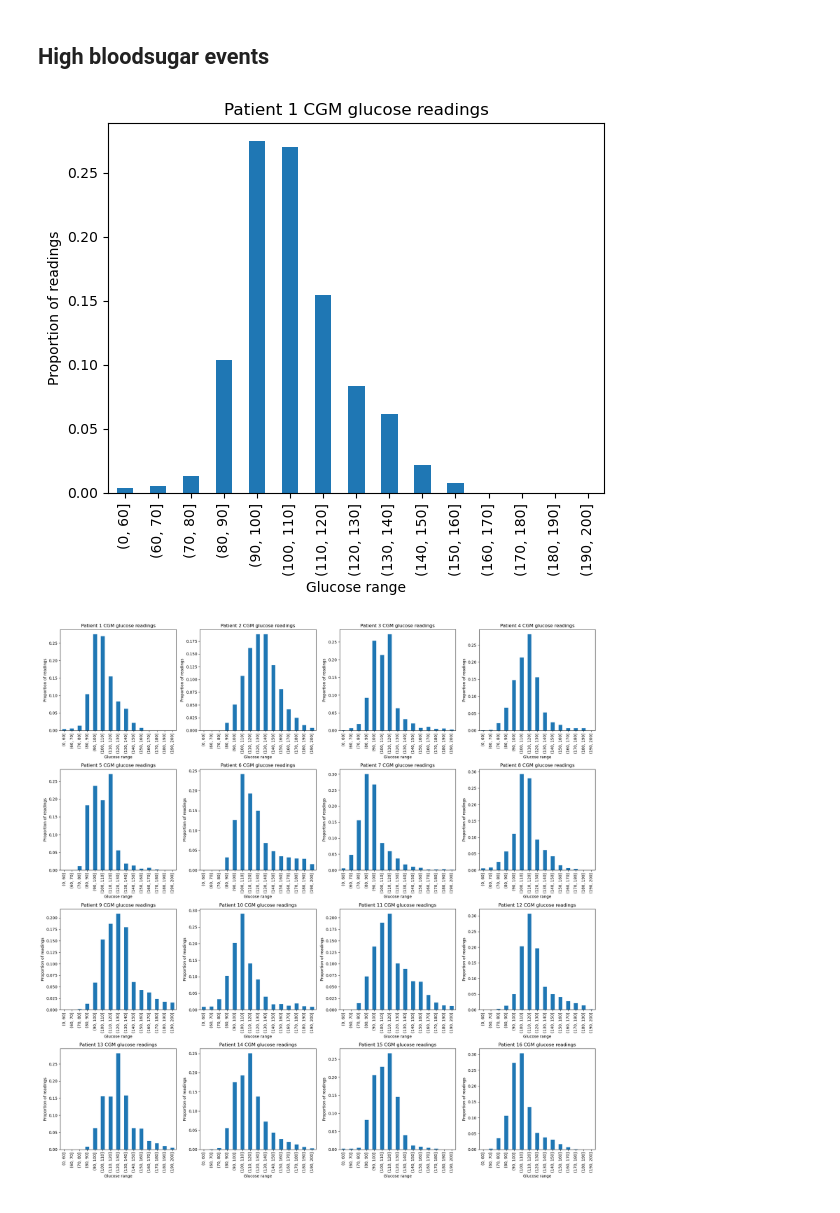
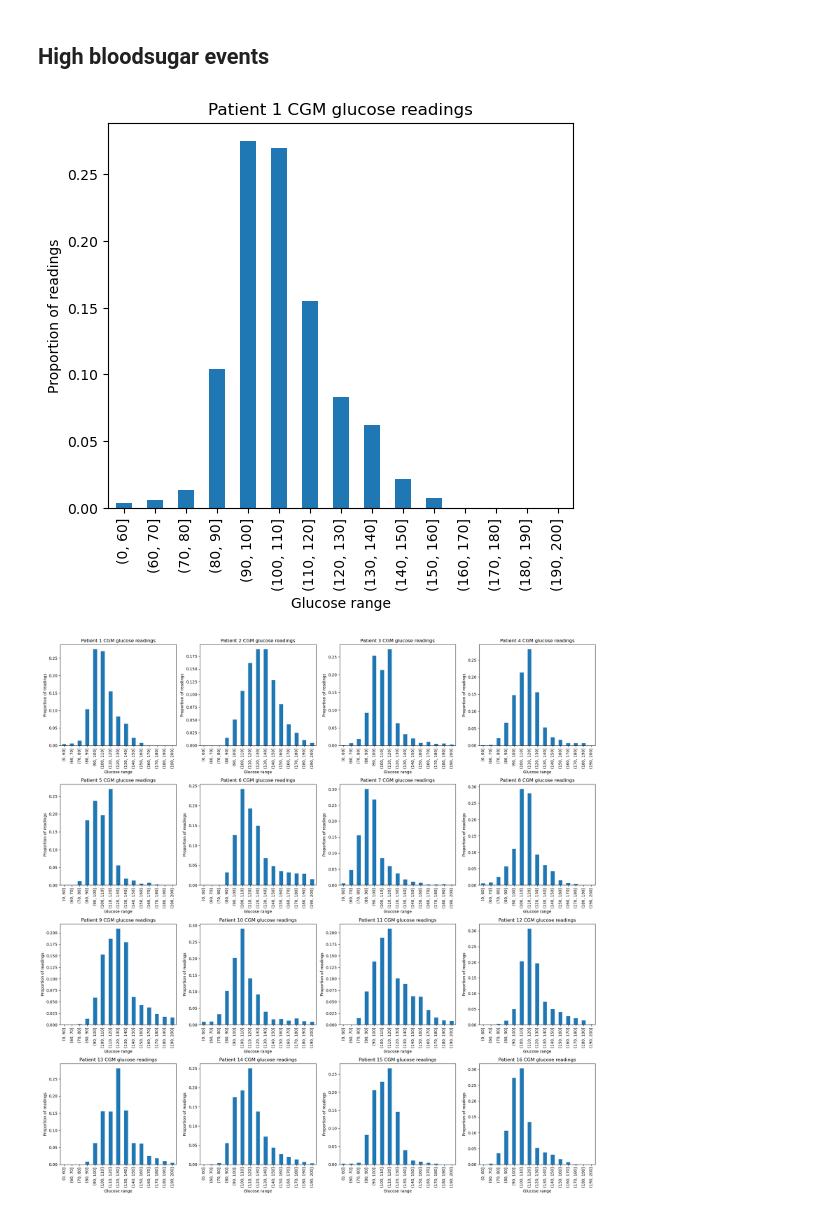
Before and after one commit to NoahGillespie/CGM, a Jupyter notebook: EDA.ipynb, the cells around one changed output. Saved outputs shown, nothing was run; the diff lists cells and outputs as text; code cells hidden in the pictures.

```diff
--- a/EDA.ipynb
+++ b/EDA.ipynb
@@ -164,14 +164,14 @@ A basic version of this problem is a classification problem: which meals lead to
 # %%
 # Histogram of glucose readings for Patient 1
 bins = pd.IntervalIndex.from_tuples([(0,60),(60,70),(70,80),(80,90),(90,100),(100,110),(110,120),(120,130),(130,140),(140,150),(150,160),(160,170),(170,180),(180,190),(190,200)])
-pd.cut(data[1].glu['glucose'],bins).value_counts(normalize=True).sort_index().plot.bar()
+pd.cut(data[1].glu['glucose'],bins).value_counts(normalize=True).sort_index().plot.bar(figsize=(6,5))
 plt.title('Patient 1 CGM glucose readings')
 plt.xlabel("Glucose range");
 plt.ylabel("Proportion of readings");
 
 plt.show()
 # %% [output]
-[figure, old version]
+[figure, new version]
 # %%
 # Histograms for all 16 patients
 
```
Also changed, not shown: parts of 9 cells of this notebook, 1 other file.
